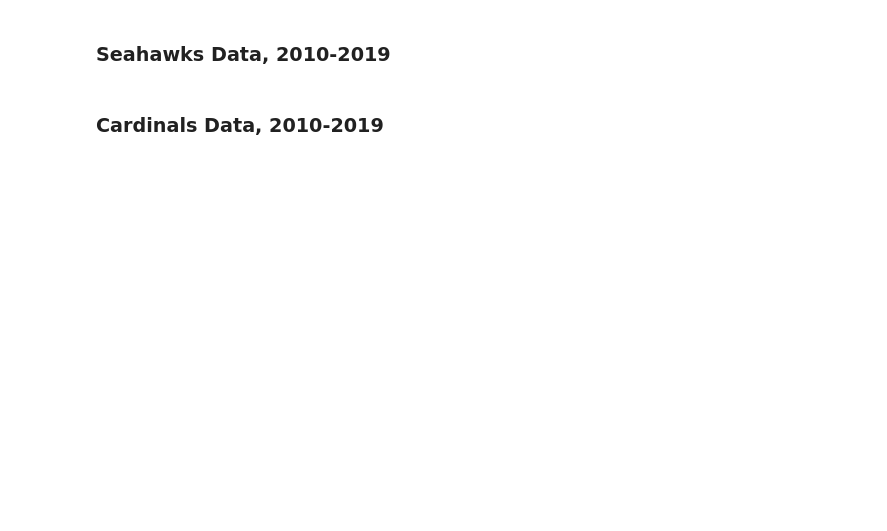
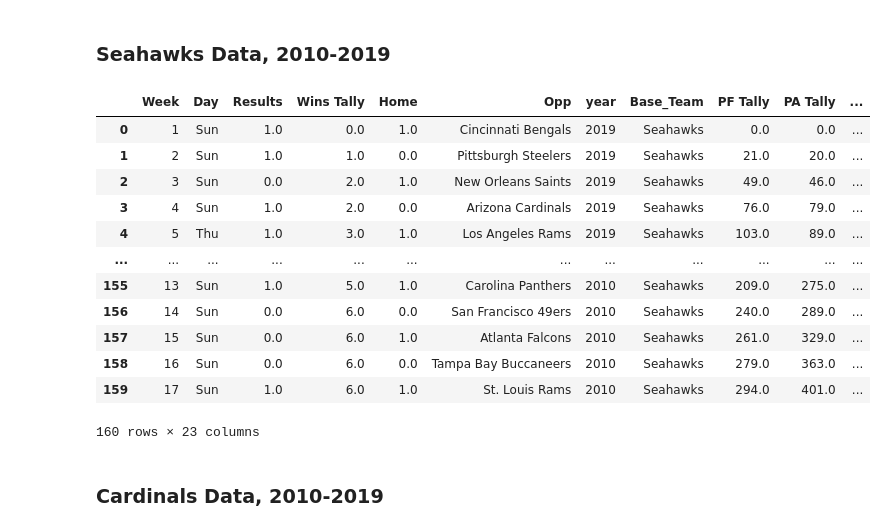
Before and after one commit to amnichols93/final_project, a Jupyter notebook: compiling.ipynb, the cells around one changed output. Saved outputs shown, nothing was run; the diff lists cells and outputs as text; code cells hidden in the pictures; blank space fills up the shorter version.

Commit message:
Complete "compiling" notebook, and all team CSVs

```diff
--- a/compiling.ipynb
+++ b/compiling.ipynb
@@ -626,32 +640,46 @@ seahawks_df2017 = yearly_data(df=seahawks_df2017, year=2017,
                         OC='Darrell Bevell',
                         DC='Kris Richard',
                         QB='Russell Wilson')
 
 seahawks_df2018 = yearly_data(df=seahawks_df2018, year=2018,
                         HC='Pete Carroll',
                         OC='Brian Schottenheimer',
                         DC='Ken Norton',
                         QB='Russell Wilson')
 
 seahawks_df2019 = yearly_data(df=seahawks_df2019, year=2019,
                         HC='Pete Carroll',
                         OC='Brian Schottenheimer',
                         DC='Ken Norton',
                         QB='Russell Wilson')
 
 # Make master dataframe for team
 seahawks_df = seahawks_df2019.append(seahawks_df2018, ignore_index=True)
 seahawks_df = seahawks_df.append(seahawks_df2017, ignore_index=True)
 seahawks_df = seahawks_df.append(seahawks_df2016, ignore_index=True)
 seahawks_df = seahawks_df.append(seahawks_df2015, ignore_index=True)
 seahawks_df = seahawks_df.append(seahawks_df2014, ignore_index=True)
 seahawks_df = seahawks_df.append(seahawks_df2013, ignore_index=True)
 seahawks_df = seahawks_df.append(seahawks_df2012, ignore_index=True)
 seahawks_df = seahawks_df.append(seahawks_df2011, ignore_index=True)
 seahawks_df = seahawks_df.append(seahawks_df2010, ignore_index=True)
 
 seahawks_df['Base_Team'] = 'Seahawks'
-seahawks_df = _df.sort_values(by=['year', 'Week'], ascending=[False, True])
+seahawks_df = seahawks_df.sort_values(by=['year', 'Week'], ascending=[False, True])
 
 seahawks_df
+# %% [output]
+|  | Week | Day | Results | Wins Tally | Home | Opp | year | Base_Team | PF Tally | PA Tally | ... |
+| 0 | 1 | Sun | 1.0 | 0.0 | 1.0 | Cincinnati Bengals | 2019 | Seahawks | 0.0 | 0.0 | ... |
+| 1 | 2 | Sun | 1.0 | 1.0 | 0.0 | Pittsburgh Steelers | 2019 | Seahawks | 21.0 | 20.0 | ... |
+| 2 | 3 | Sun | 0.0 | 2.0 | 1.0 | New Orleans Saints | 2019 | Seahawks | 49.0 | 46.0 | ... |
+| 3 | 4 | Sun | 1.0 | 2.0 | 0.0 | Arizona Cardinals | 2019 | Seahawks | 76.0 | 79.0 | ... |
+| 4 | 5 | Thu | 1.0 | 3.0 | 1.0 | Los Angeles Rams | 2019 | Seahawks | 103.0 | 89.0 | ... |
+| ... | ... | ... | ... | ... | ... | ... | ... | ... | ... | ... | ... |
+| 155 | 13 | Sun | 1.0 | 5.0 | 1.0 | Carolina Panthers | 2010 | Seahawks | 209.0 | 275.0 | ... |
+| 156 | 14 | Sun | 0.0 | 6.0 | 0.0 | San Francisco 49ers | 2010 | Seahawks | 240.0 | 289.0 | ... |
+| 157 | 15 | Sun | 0.0 | 6.0 | 1.0 | Atlanta Falcons | 2010 | Seahawks | 261.0 | 329.0 | ... |
+| 158 | 16 | Sun | 0.0 | 6.0 | 0.0 | Tampa Bay Buccaneers | 2010 | Seahawks | 279.0 | 363.0 | ... |
+| 159 | 17 | Sun | 1.0 | 6.0 | 1.0 | St. Louis Rams | 2010 | Seahawks | 294.0 | 401.0 | ... |
+160 rows × 23 columns
 # %%
```
Also changed, not shown: parts of 63 cells of this notebook, 32 other files.
